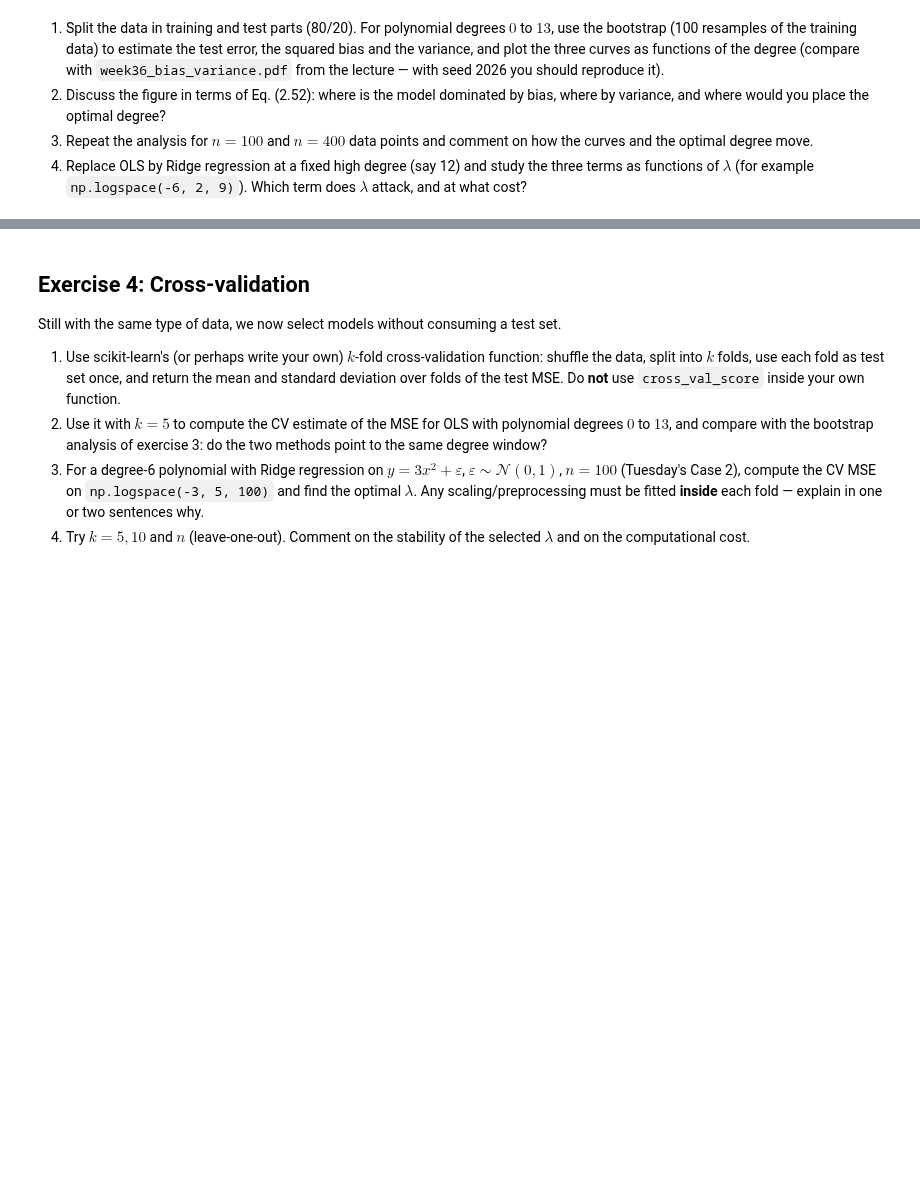
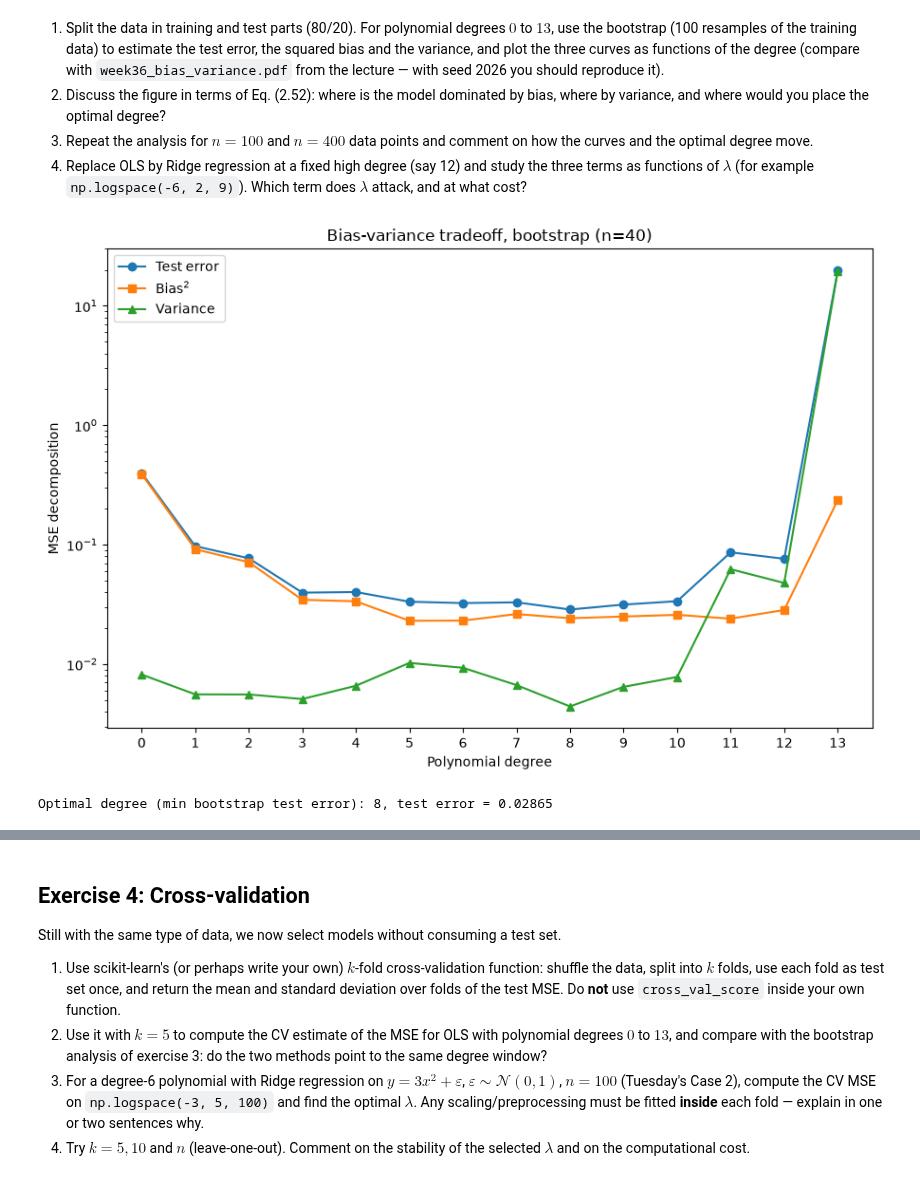
Before and after one commit to SigurdRiseth/FYS-STK4155-exercises, a Jupyter notebook: solutions/week36/exercisesweek36.ipynb, the cells around one changed output, grey strips where cells are left out. Saved outputs shown, nothing was run; the diff lists cells and outputs as text; code cells hidden in the pictures; blank space fills up the shorter version.

```diff
--- a/solutions/week36/exercisesweek36.ipynb
+++ b/solutions/week36/exercisesweek36.ipynb
@@ -121,3 +121,57 @@ y = np.exp(-x**2) + 1.5 * np.exp(-(x - 2)**2) + np.random.normal(0, 0.1, x.shape
    cost?
 # %%
 # Your code for exercise 3 here
+
+
+def bias_variance_bootstrap(x_train, y_train, x_test, y_test, model, n_bootstraps=100):
+    """Bootstrap estimate of the test error, squared bias and variance of `model`."""
+    y_pred = np.empty((y_test.shape[0], n_bootstraps))
+    for i in range(n_bootstraps):
+        x_, y_ = resample(x_train, y_train)
+        model.fit(x_, y_)
+        y_pred[:, i] = model.predict(x_test).ravel()
+
+    y_test_col = y_test.reshape(-1, 1)
+    error = np.mean((y_test_col - y_pred) ** 2)
+    bias2 = np.mean((y_test_col - np.mean(y_pred, axis=1, keepdims=True)) ** 2)
+    variance = np.mean(np.var(y_pred, axis=1, keepdims=True))
+    return error, bias2, variance
+
+
+def degree_scan(x_train, y_train, x_test, y_test, degrees, n_bootstraps=100):
+    errors, biases, variances = [], [], []
+    for degree in degrees:
+        model = make_pipeline(PolynomialFeatures(degree), LinearRegression(fit_intercept=False))
+        error, bias2, variance = bias_variance_bootstrap(
+            x_train, y_train, x_test, y_test, model, n_bootstraps
+        )
+        errors.append(error)
+        biases.append(bias2)
+        variances.append(variance)
+    return np.array(errors), np.array(biases), np.array(variances)
+
+
+degrees = list(range(0, 14))
+x_train, x_test, y_train, y_test = train_test_split(x, y, test_size=0.2, random_state=2026)
+y_train, y_test = y_train.ravel(), y_test.ravel()
+
+errors, biases, variances = degree_scan(x_train, y_train, x_test, y_test, degrees)
+
+fig, ax = plt.subplots(figsize=(9, 6))
+ax.plot(degrees, errors, "o-", label="Test error")
+ax.plot(degrees, biases, "s-", label=r"Bias$^2$")
+ax.plot(degrees, variances, "^-", label="Variance")
+ax.set_xlabel("Polynomial degree")
+ax.set_ylabel("MSE decomposition")
+ax.set_yscale("log")
+ax.set_title(f"Bias-variance tradeoff, bootstrap (n={n})")
+ax.set_xticks(degrees)
+ax.legend()
+plt.tight_layout()
+plt.show()
+
+best_degree = degrees[int(np.argmin(errors))]
+print(f"Optimal degree (min bootstrap test error): {best_degree}, test error = {errors[best_degree]:.5f}")
+# %% [output]
+[figure, added]
+Optimal degree (min bootstrap test error): 8, test error = 0.02865
```
Also changed, not shown: parts of 5 cells of this notebook, 1 other file.
